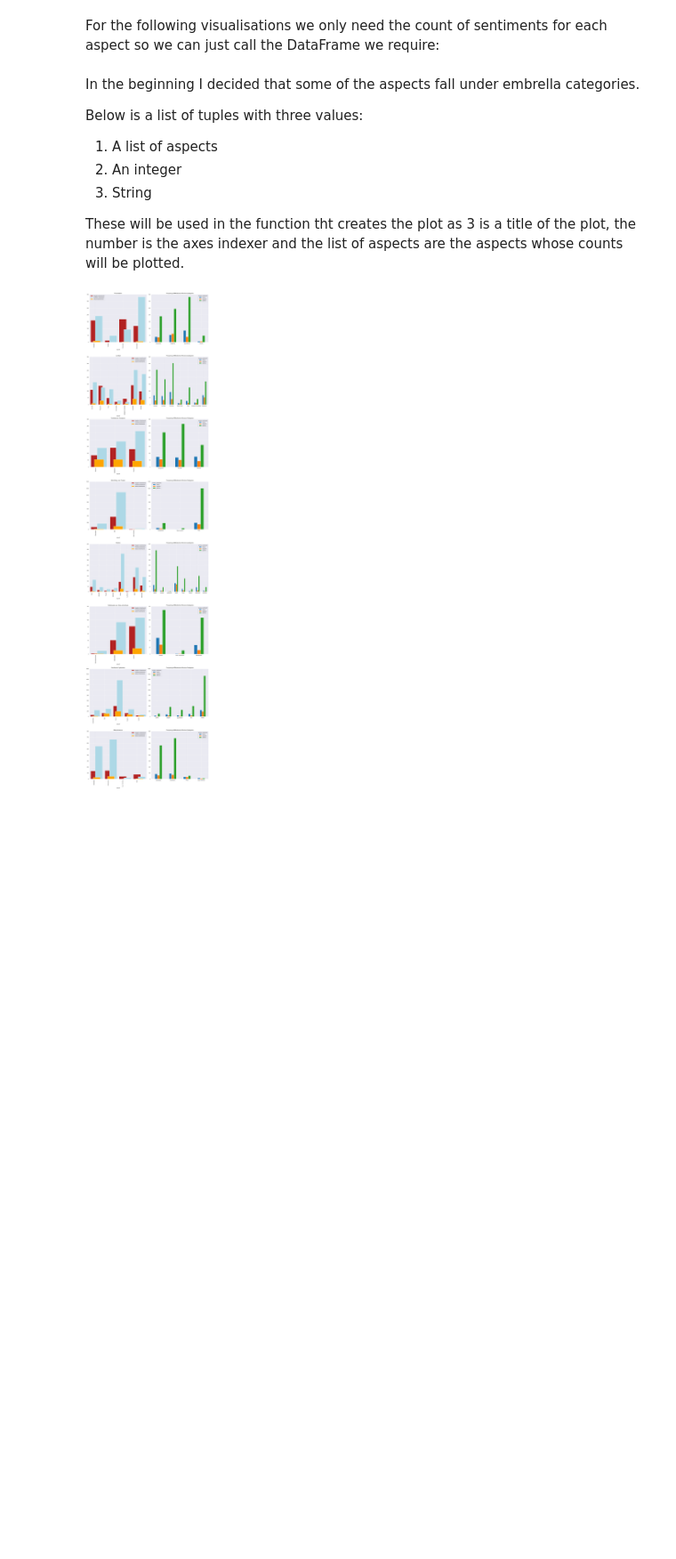
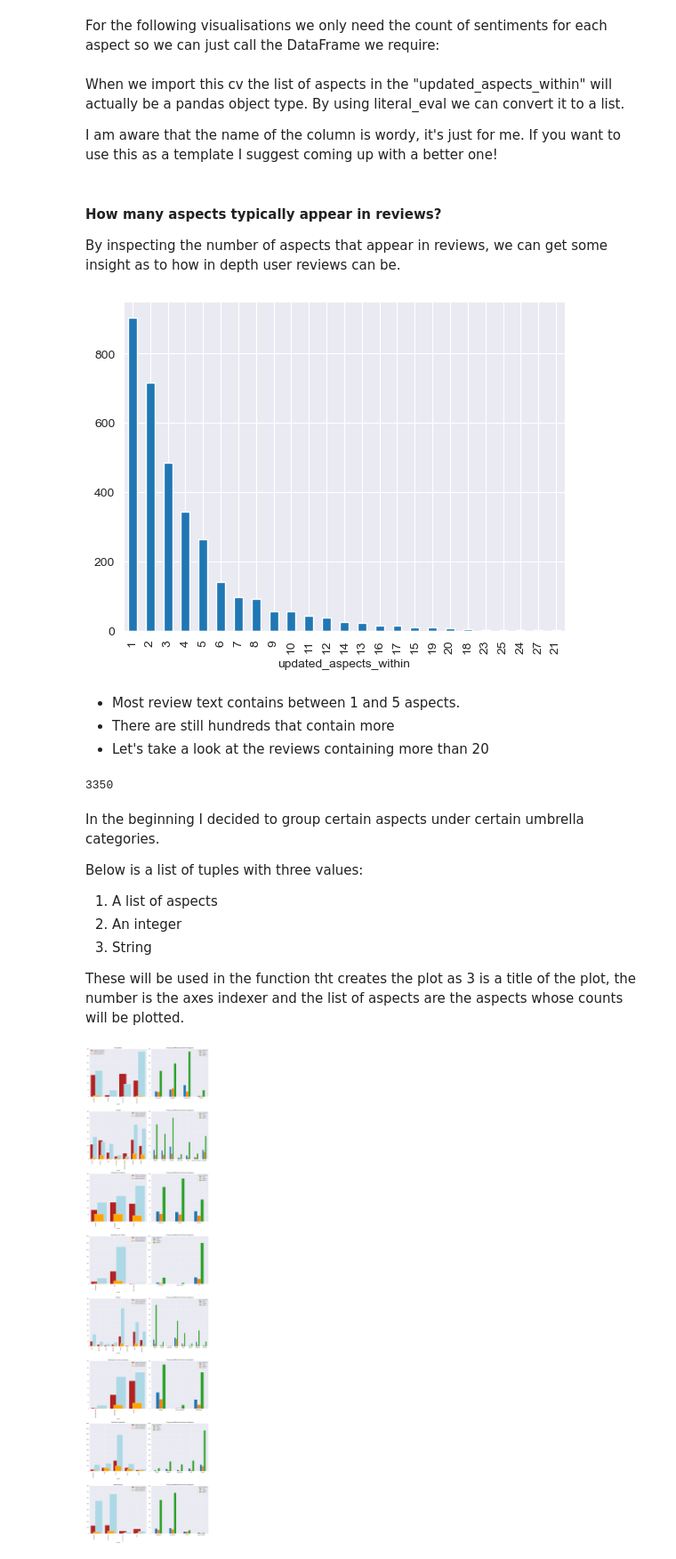
Before and after one commit to Ryan-Patel/TearsOfTheKingdom, a Jupyter notebook: TOTK_Aspect_sentiment_analysis.ipynb, the cells around one changed output. Shown at 89% size. Cells and saved outputs as stored; diff of their text form; code cells hidden in the pictures; blank space fills up the shorter version.

```diff
--- a/TOTK_Aspect_sentiment_analysis.ipynb
+++ b/TOTK_Aspect_sentiment_analysis.ipynb
@@ -386,10 +406,37 @@ totk_reviews_wa.to_csv('totk_reviews_with_aspects.csv')
 For the following visualisations we only need the count of sentiments for each aspect so we can just call the DataFrame we require:
 # %%
 totk_reviews_wa = pd.read_csv('totk_reviews_with_aspects.csv',index_col=0)
+# %% [markdown]
+When we import this cv the list of aspects in the "updated_aspects_within" will actually be a pandas object type. By using literal_eval we can convert
+it to a list.
+
+I am aware that the name of the column is wordy, it's just for me. If you want to use this as a template I suggest coming up with a better one!
+# %%
+
+totk_reviews_wa['updated_aspects_within'] = totk_reviews_wa.updated_aspects_within.apply(lambda x: literal_eval(x))
+# %% [markdown]
+#### How many aspects typically appear in reviews?
+By inspecting the number of aspects that appear in reviews, we can get some insight as to how in depth user reviews can be.
+# %%
+(
+    totk_reviews_wa.updated_aspects_within.apply(lambda x: len(x))
+                   .value_counts()
+                   .plot.bar()
+);
+# %% [output]
+[figure, added]
+# %% [markdown]
+- Most review text contains between 1 and 5 aspects.
+- There are still hundreds that contain more
+- Let's take a look at the reviews containing more than 20
 # %%
 aspect_sentiment_df = pd.read_csv('TOTK_aspect_sentiment_counts.csv', index_col=0)
+# %%
+len(totk_reviews_wa)
+# %% [output]
+3350
 # %% [markdown]
-In the beginning I decided that some of the aspects fall under embrella categories.
+In the beginning I decided to group certain aspects under certain umbrella categories.
 
 Below is a list of tuples with three values:
 1. A list of aspects
```
Also changed, not shown: parts of 7 cells of this notebook.
